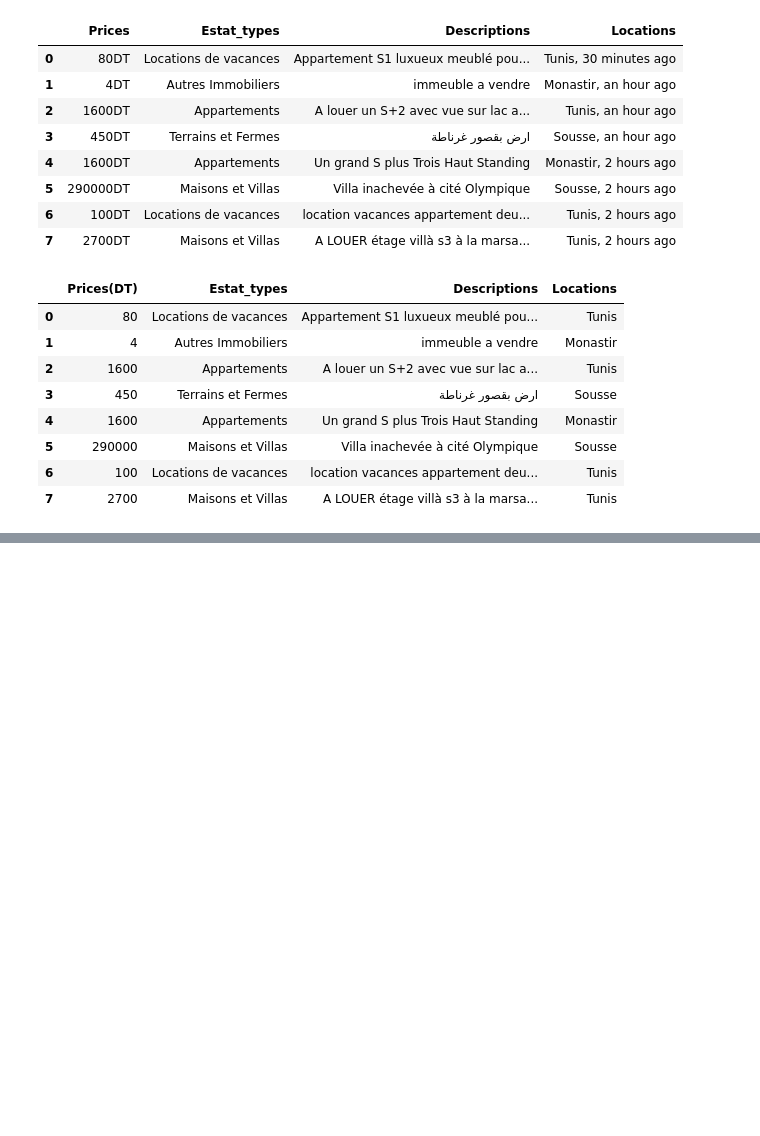
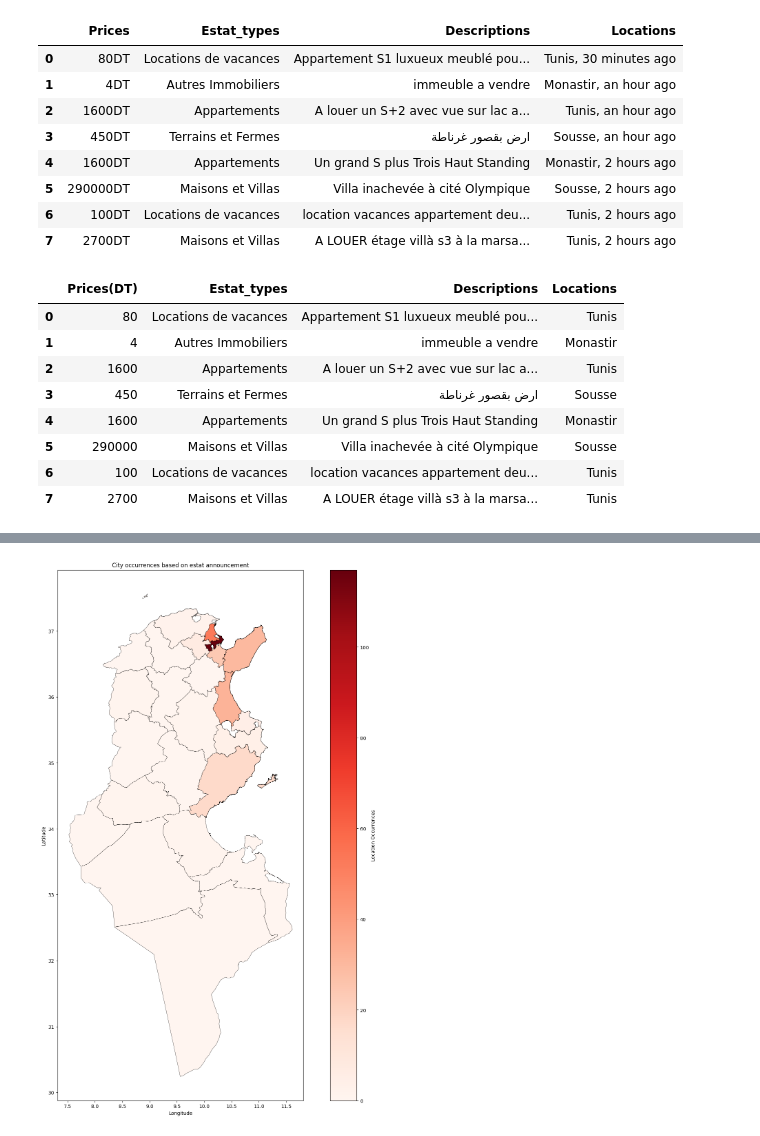
Before and after one commit to SayehOmar/Tayara_Estat_Case_Study, a Jupyter notebook: Tayara_Estat_Case_Study.ipynb, the cells around one changed output, grey strips where cells are left out. Saved outputs shown, nothing was run; the diff lists cells and outputs as text; code cells hidden in the pictures; blank space fills up the shorter version.

```diff
--- a/Tayara_Estat_Case_Study.ipynb
+++ b/Tayara_Estat_Case_Study.ipynb
@@ -107,0 +113,3 @@ plt.show()
+# %%
+Tunisia=gpd.read_file('shapefile/output_shapefile.shp')
+Tunisia.head(5)
@@ -107,0 +123,5 @@ plt.show()
+# %%
+todrop=['city','beds','cases','validTo','ADM0_AR','ADM1_AR','ADM2_AR']
+Tunisia=Tunisia.drop(columns=todrop)
+# %%
+Tunisia = Tunisia.merge(df, left_on='ADM2_EN',right_on='Locations', how='left')
@@ -107,0 +137,18 @@ plt.show()
+# %%
+location_data = Tunisia['Locations'].value_counts()
+estat_type_counts = pd.DataFrame({'Location': location_data.index, 'Count': location_data.values})
+
+Tunisia = Tunisia.merge(estat_type_counts, left_on='Locations',right_on='Location', how='left')
+
+Tunisia['Count'].fillna(0, inplace=True)
+Tunisia['Count'] = Tunisia['Count'].astype(int)
+# %%
+fig, ax = plt.subplots(1, figsize=(20, 20))
+Tunisia.plot(column='Count', cmap='Reds', ax=ax, legend=True, legend_kwds={'label': "Location Occurrences"},edgecolor='black', linewidth = 0.4)
+
+ax.set_title('City occurrences based on estat announcement')
+ax.set_xlabel('Longitude')
+ax.set_ylabel('Latitude')
+plt.show()
+# %% [output]
+[figure, added]
```
Also changed, not shown: parts of 12 cells of this notebook, 10 other files.
